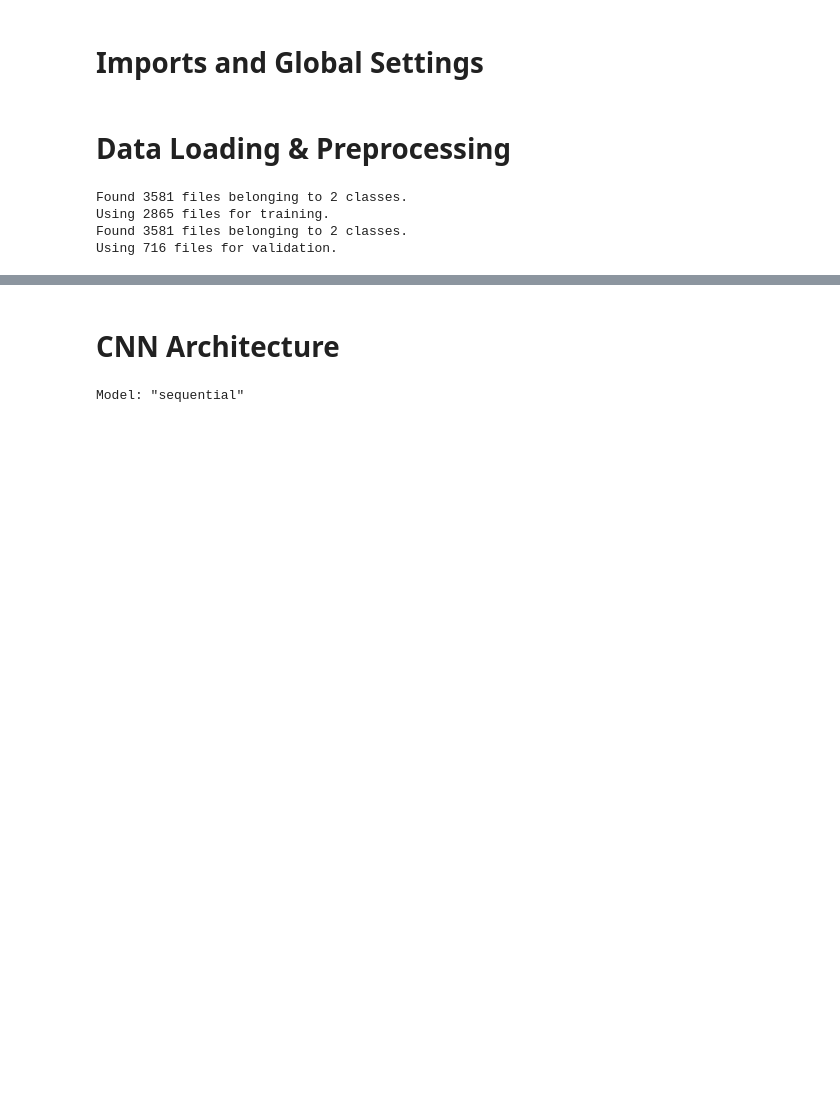
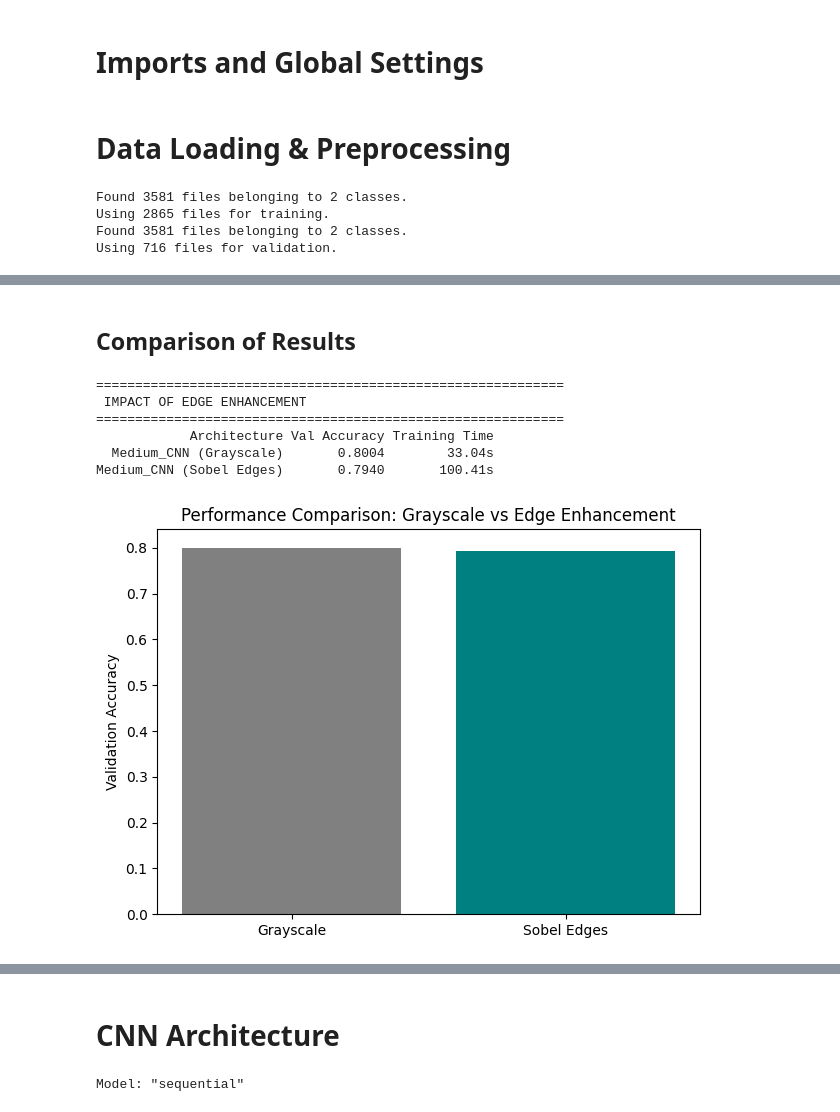
Before and after one commit to padmasriveeramachaneni/Leukemia-Detection-System, a Jupyter notebook: leukemia_detection.ipynb, the cells around one changed output, grey strips where cells are left out. Drawn from its saved outputs; the diff is of its cells as text; code cells hidden in the pictures; blank space fills up the shorter version.

```diff
--- a/leukemia_detection.ipynb
+++ b/leukemia_detection.ipynb
@@ -156,0 +474,16 @@ Using 716 files for validation.
+# %%
+print(f"--- Retraining {best_arch_name} with Edge Enhancement ---")
+
+# Directly build the winning architecture: Medium_CNN
+final_edge_model = build_model_2()
+
+final_edge_model.compile(
+    optimizer='adam',
+    loss='binary_crossentropy',
+    metrics=['accuracy', tf.keras.metrics.Precision(), tf.keras.metrics.Recall()]
+)
+
+# Train on edge-enhanced data
+start_edge = time.time()
+edge_history = final_edge_model.fit(train_ds_edge, validation_data=val_ds_edge, epochs=10)
+edge_train_time = time.time() - start_edge
@@ -156,0 +508,37 @@ Using 716 files for validation.
+# %% [markdown]
+## **Comparison of Results**
+# %%
+# Get metrics from previous run (Before Edges)
+prev_data = model_metrics["Medium_CNN"]
+prev_acc = prev_data['history'].history['val_accuracy'][-1]
+
+# Get metrics from current run (After Edges)
+edge_acc = edge_history.history['val_accuracy'][-1]
+
+comparison_results = {
+    "Architecture": ["Medium_CNN (Grayscale)", "Medium_CNN (Sobel Edges)"],
+    "Val Accuracy": [f"{prev_acc:.4f}", f"{edge_acc:.4f}"],
+    "Training Time": [f"{prev_data['train_time']:.2f}s", f"{edge_train_time:.2f}s"]
+}
+
+# Display Table
+import pandas as pd
+print("\n" + "="*60)
+print(" IMPACT OF EDGE ENHANCEMENT")
+print("="*60)
+print(pd.DataFrame(comparison_results).to_string(index=False))
+
+# Plot Comparison
+plt.figure(figsize=(7, 5))
+plt.bar(['Grayscale', 'Sobel Edges'], [prev_acc, edge_acc], color=['gray', 'teal'])
+plt.title('Performance Comparison: Grayscale vs Edge Enhancement')
+plt.ylabel('Validation Accuracy')
+plt.show()
+# %% [output]
+============================================================
+ IMPACT OF EDGE ENHANCEMENT
+============================================================
+            Architecture Val Accuracy Training Time
+  Medium_CNN (Grayscale)       0.8004        33.04s
+Medium_CNN (Sobel Edges)       0.7940       100.41s
+[figure, added]
```
Also changed, not shown: parts of 46 cells of this notebook.
